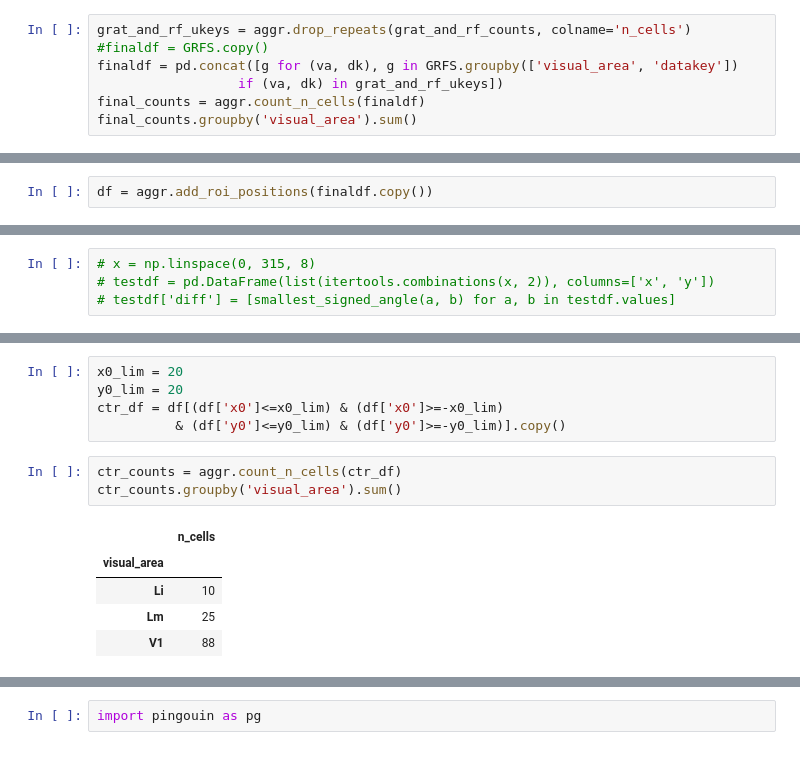
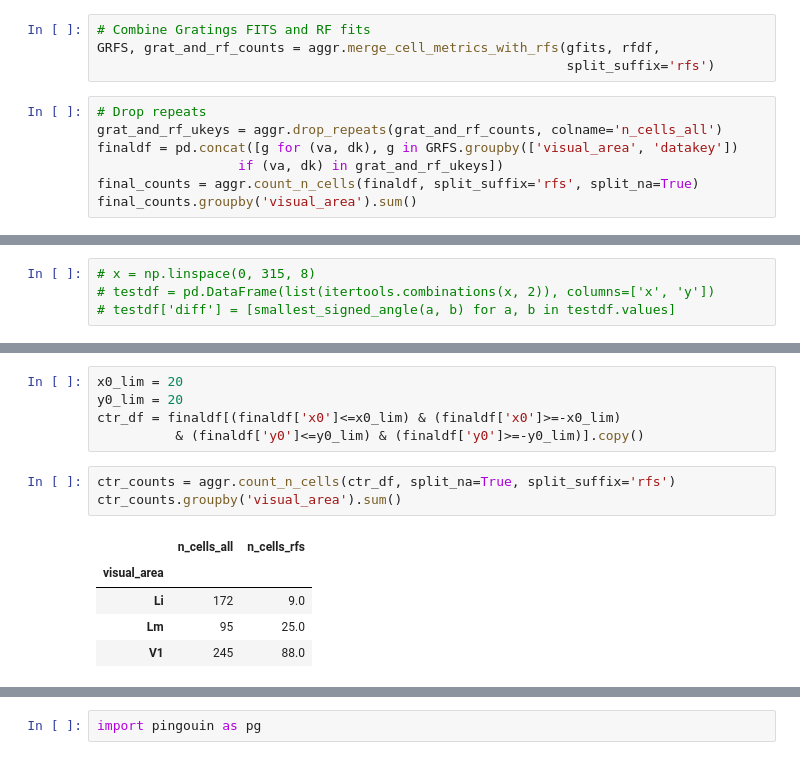
Before and after one commit to julianarhee/rat-2p-area-characterizations, a Jupyter notebook: analyze2p/gratings/gratings-correlations.ipynb, the cells around one changed output, grey strips where cells are left out. Saved outputs shown, nothing was run; the diff lists cells and outputs as text.

```diff
--- a/analyze2p/gratings/gratings-correlations.ipynb
+++ b/analyze2p/gratings/gratings-correlations.ipynb
@@ -247,8 +219,12 @@ grat_and_rf_counts.groupby('visual_area').sum()
+# %%
+# Combine Gratings FITS and RF fits
+GRFS, grat_and_rf_counts = aggr.merge_cell_metrics_with_rfs(gfits, rfdf,
+                                                            split_suffix='rfs')
 # %%
-grat_and_rf_ukeys = aggr.drop_repeats(grat_and_rf_counts, colname='n_cells')
-#finaldf = GRFS.copy()
+# Drop repeats
+grat_and_rf_ukeys = aggr.drop_repeats(grat_and_rf_counts, colname='n_cells_all')
 finaldf = pd.concat([g for (va, dk), g in GRFS.groupby(['visual_area', 'datakey'])
                   if (va, dk) in grat_and_rf_ukeys])
-final_counts = aggr.count_n_cells(finaldf)
+final_counts = aggr.count_n_cells(finaldf, split_suffix='rfs', split_na=True)
 final_counts.groupby('visual_area').sum()
 # %% [output]
@@ -260,2 +235,0 @@ final_counts.groupby('visual_area').sum()
-# %%
-df = aggr.add_roi_positions(finaldf.copy())
@@ -320,15 +253,15 @@ df['eccentricity'] = [np.sqrt((g[['x0', 'y0']]**2).sum()) \
 # %%
 x0_lim = 20
 y0_lim = 20
-ctr_df = df[(df['x0']<=x0_lim) & (df['x0']>=-x0_lim)
-          & (df['y0']<=y0_lim) & (df['y0']>=-y0_lim)].copy()
+ctr_df = finaldf[(finaldf['x0']<=x0_lim) & (finaldf['x0']>=-x0_lim)
+          & (finaldf['y0']<=y0_lim) & (finaldf['y0']>=-y0_lim)].copy()
 # %%
-ctr_counts = aggr.count_n_cells(ctr_df)
+ctr_counts = aggr.count_n_cells(ctr_df, split_na=True, split_suffix='rfs')
 ctr_counts.groupby('visual_area').sum()
 # %% [output]
-|  | n_cells |
-| visual_area |  |
-| Li | 10 |
-| Lm | 25 |
-| V1 | 88 |
+|  | n_cells_all | n_cells_rfs |
+| visual_area |  |  |
+| Li | 172 | 9.0 |
+| Lm | 95 | 25.0 |
+| V1 | 245 | 88.0 |
 # %%
```
Also changed, not shown: parts of 47 cells of this notebook, 5 other files.
